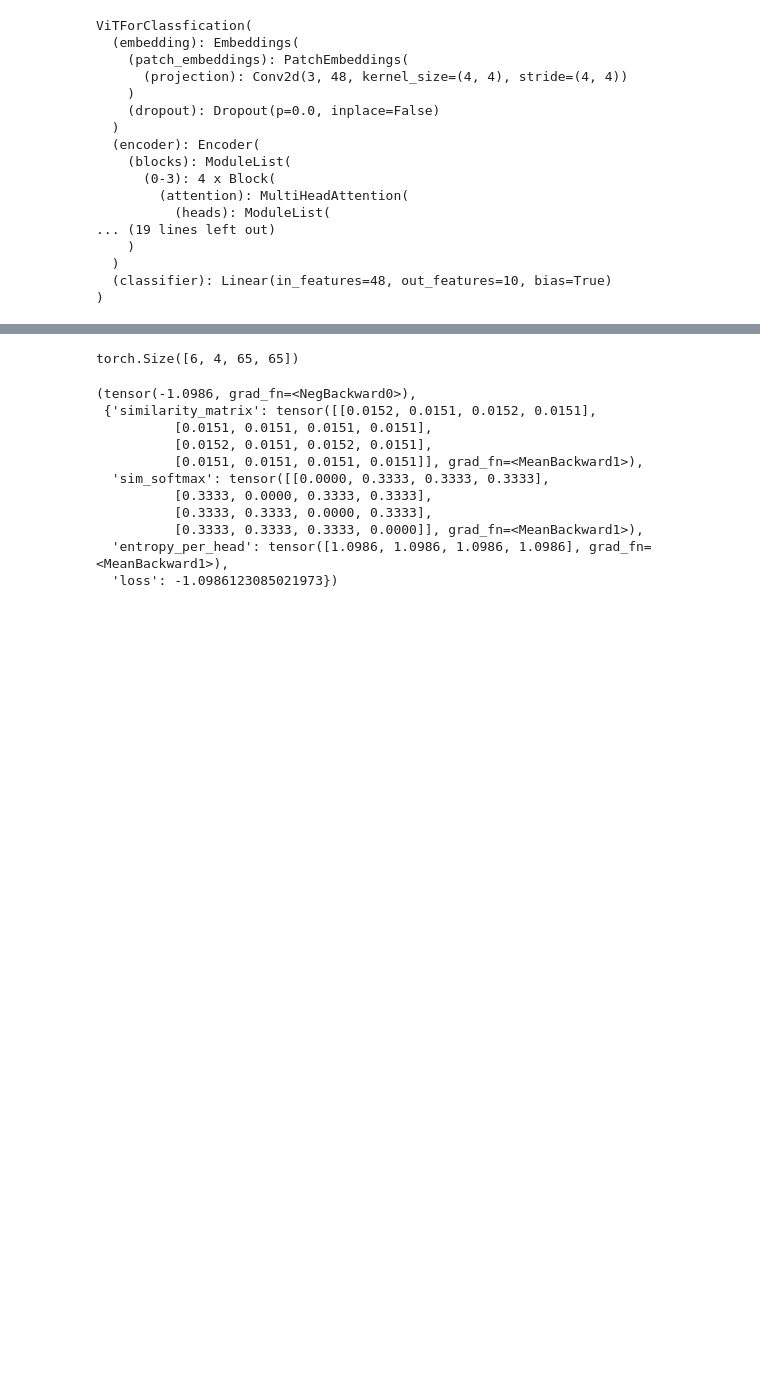
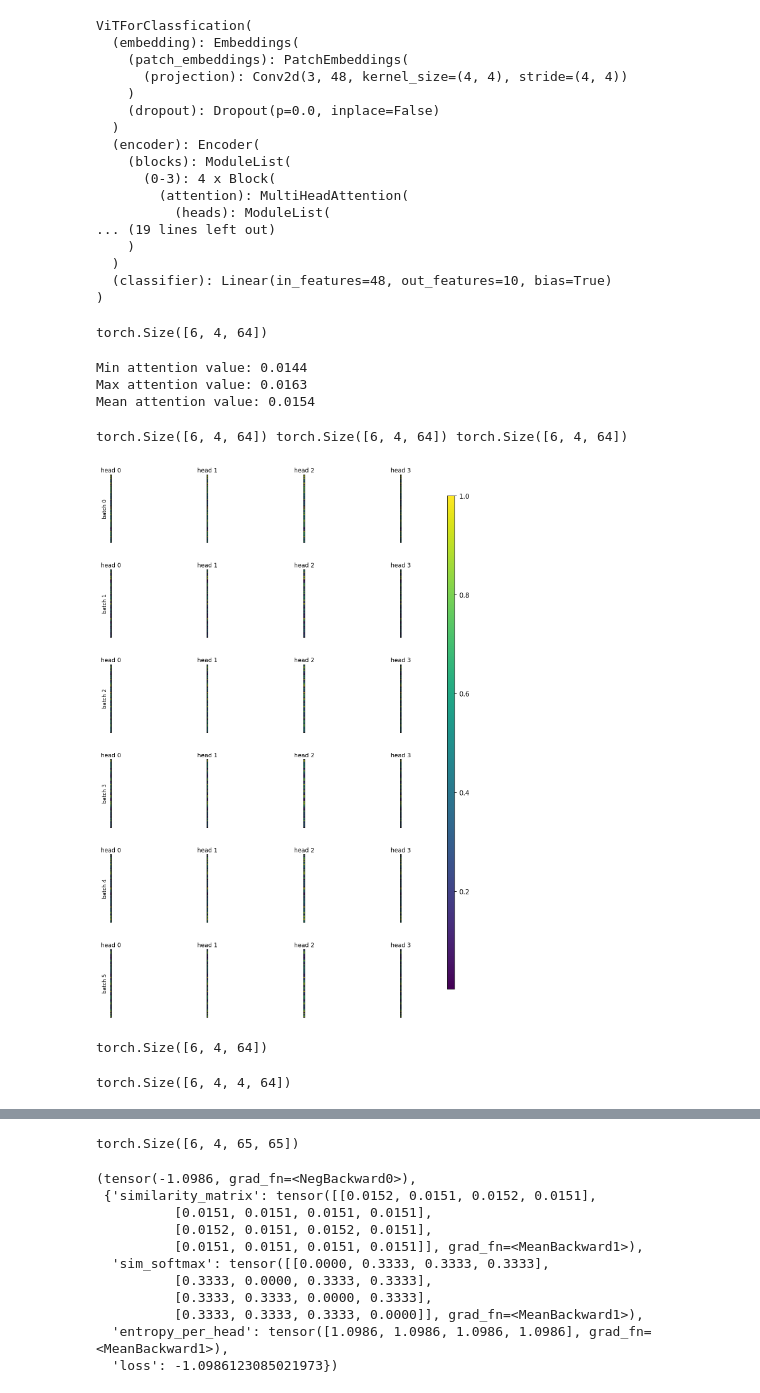
Before and after one commit to valentinafeve/interpretable-transformers, a Jupyter notebook: build_loss.ipynb, the cells around one changed output, grey strips where cells are left out. Drawn from its saved outputs; the diff is of its cells as text; code cells hidden in the pictures; blank space fills up the shorter version.

```diff
--- a/build_loss.ipynb
+++ b/build_loss.ipynb
@@ -62,5 +26,7 @@ def prepare_data(batch_size=4, num_workers=2, train_sample_size=None, test_sampl
+# %%
+dataset = CIFAR10Dataset()
 # %%
-trainloader, testloader, _ = prepare_data(batch_size=40)
+trainloader, testloader, _ = dataset.get_loaders(batch_size=32)
 # %%
 config = {
     "patch_size": 4,  # Input image size: 32x32 -> 8x8 patches
@@ -104,3 +70,63 @@ ViTForClassfication(
 images = load_images_from_indices(testloader.dataset, [0, 1, 2, 3, 4, 5])
 input_images = images.to('mps')
 logits, attention_maps = model(images, output_attentions=True)
+# %%
+attention_maps[-1].shape #Batch size x Num heads x Num patches x Num patches
+target = attention_maps[-1][:, :, 0, 1:]
+target.shape #Batch size x Num heads x Num patches-1
+# %% [output]
+torch.Size([6, 4, 64])
+# %%
+print(f"Min attention value: {target.min().item():.4f}")
+print(f"Max attention value: {target.max().item():.4f}")
+print(f"Mean attention value: {target.mean().item():.4f}")
+# %% [output]
+Min attention value: 0.0144
+Max attention value: 0.0163
+Mean attention value: 0.0154
+# %%
+import torch
+
+torch.manual_seed(42)
+
+# ── Stack 1: Concentrado ──────────────────────────────────────────────────────
+# 6 grupos independientes; dentro de cada grupo, 4 filas = base + k*eps
+eps = 0.01
+groups_c = []
+for _ in range(6):
+    base = torch.rand(64)                              # vector base aleatorio
+    rows = torch.stack([torch.clamp(base + k * eps, 0, 1)
+                        for k in range(4)], dim=0)   # (4, 64)
+    groups_c.append(rows)
+
+stack_concentrated = torch.stack(groups_c, dim=0)       # (6, 4, 64)
+
+# ── Stack 2: Disperso ─────────────────────────────────────────────────────────
+# 6 grupos independientes; dentro de cada grupo, partición estricta en 4 filas
+groups_d = []
+for _ in range(6):
+    assignment = torch.randint(0, 4, (64,))              # cada pos → fila 0,1,2 o 3
+    values     = torch.rand(64)
+    rows = torch.stack([torch.where(assignment == k, values,
+                                   torch.zeros_like(values))
+                        for k in range(4)], dim=0)   # (4, 64)
+    groups_d.append(rows)
+
+stack_dispersed = torch.stack(groups_d, dim=0)           # (6, 4, 64)
+
+# ── Stack 3: Aleatorio puro ───────────────────────────────────────────────────
+stack_random = torch.rand(6, 4, 64)                       # (6, 4, 64)
+
+# ── Shapes ────────────────────────────────────────────────────────────────────
+print(stack_concentrated.shape, stack_dispersed.shape, stack_random.shape)
+# torch.Size([6, 4, 64])  torch.Size([6, 4, 64])  torch.Size([6, 4, 64])
+# %% [output]
+torch.Size([6, 4, 64]) torch.Size([6, 4, 64]) torch.Size([6, 4, 64])
+# %%
+visualize_attention(stack_concentrated.unsqueeze(3))
+# %% [output]
+[figure, added]
+# %%
+stack_concentrated.shape # (6, 4, 64, 1)
+# %% [output]
+torch.Size([6, 4, 64])
@@ -106,0 +135,6 @@ logits, attention_maps = model(images, output_attentions=True)
+# %%
+attention_maps = stack_dispersed  # (batch, heads, patches)
+mm = torch.einsum('bhp,bkp->bhkp', attention_maps, attention_maps)
+mm.shape
+# %% [output]
+torch.Size([6, 4, 4, 64])
```
Also changed, not shown: parts of 23 cells of this notebook, 7 other files.
